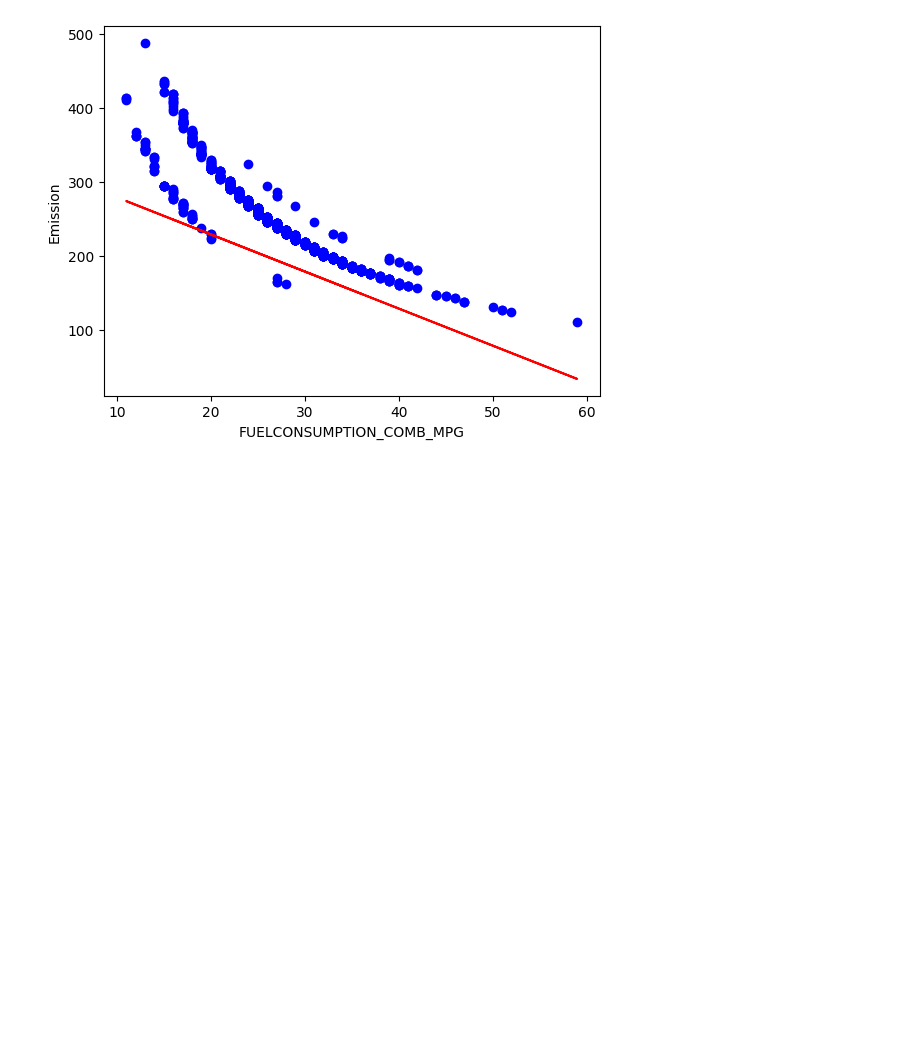
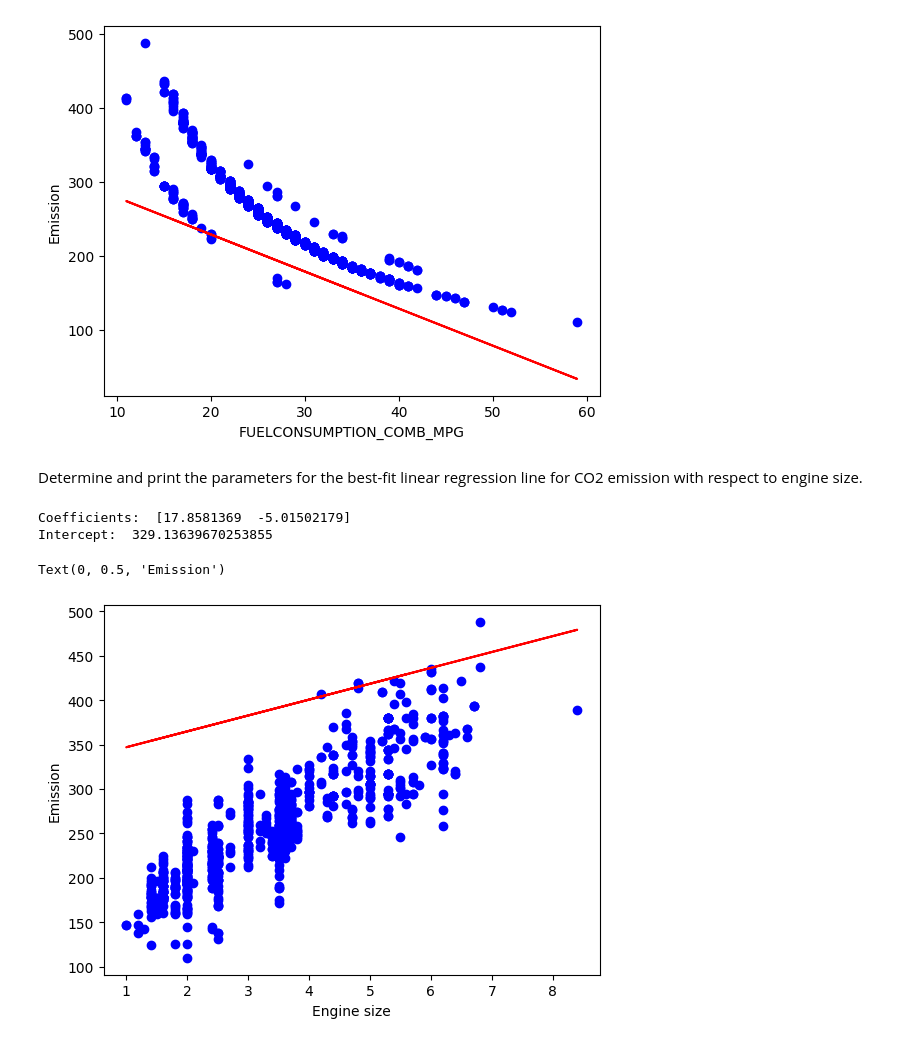
Before and after one commit to dipak1920basnet/multiple_linear_regression, a Jupyter notebook: multiple.ipynb, the cells around one changed output. Saved outputs shown, nothing was run; the diff lists cells and outputs as text; code cells hidden in the pictures; blank space fills up the shorter version.

```diff
--- a/multiple.ipynb
+++ b/multiple.ipynb
@@ -184,3 +184,27 @@ plt.ylabel("Emission")
 plt.show()
 # %% [output]
 [figure]
+# %% [markdown]
+Determine and print the parameters for the best-fit linear regression line for CO2 emission with respect to engine size.
+# %%
+X_train_1 = X_train[:,0] # ADD CODE
+
+regressor_1 = linear_model.LinearRegression()
+regressor_1.fit(X_train_1.reshape(-1,1),y_train)# ADD CODE
+coef_1 = regressor.coef_ # ADD CODE
+intercept_1 = regressor.intercept_ # ADD CODE
+
+print ('Coefficients: ',coef_1)
+print ('Intercept: ',intercept_1)
+# %% [output]
+Coefficients:  [17.8581369  -5.01502179]
+Intercept:  329.13639670253855
+# %%
+# Enter your code here
+plt.scatter(X_train_1, y_train,  color='blue')
+plt.plot(X_train_1, coef_1[0] * X_train_1.reshape(-1,1) + intercept_1, '-r')
+plt.xlabel("Engine size")
+plt.ylabel("Emission")
+# %% [output]
+Text(0, 0.5, 'Emission')
+[figure, added]
```
Also changed, not shown: parts of 7 cells of this notebook.
